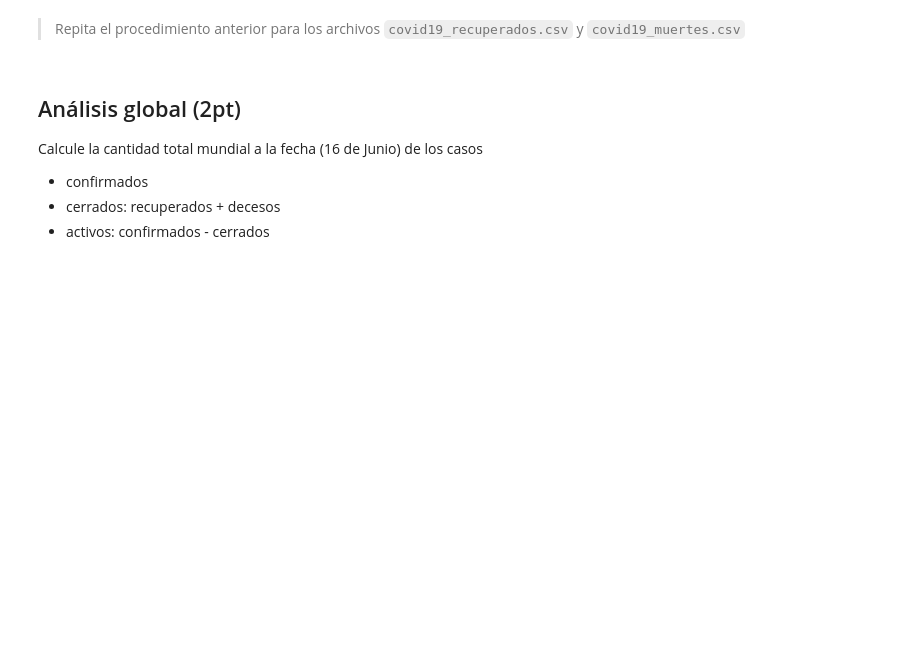
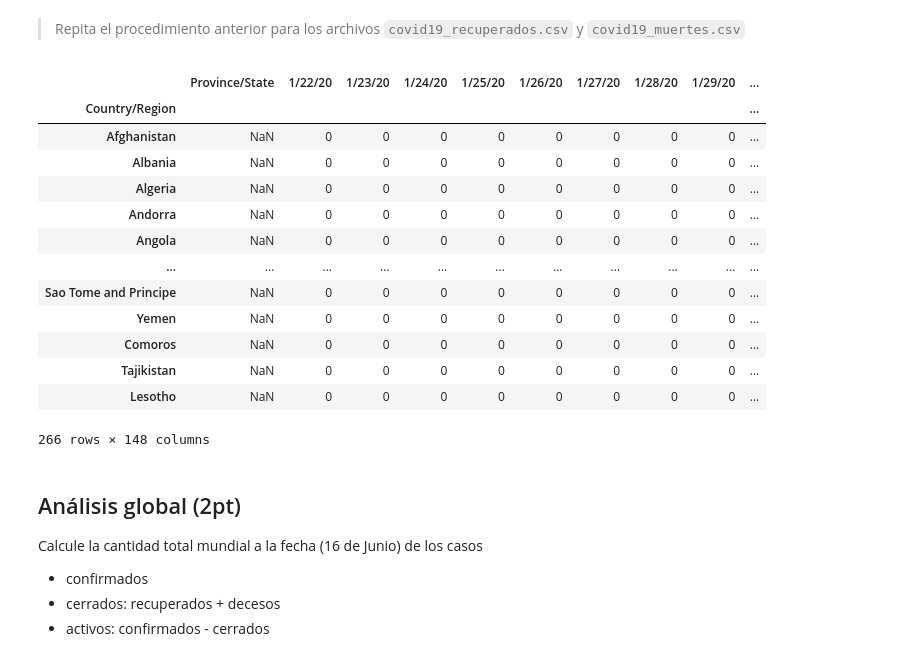
Before and after one commit to hiawvp/INFO147_TAREA01, a Jupyter notebook: info147_tarea1_ruiz_vasquez.ipynb, the cells around one changed output. Saved outputs shown, nothing was run; the diff lists cells and outputs as text; code cells hidden in the pictures; blank space fills up the shorter version.

Commit message:
elimina lat y long

```diff
--- a/info147_tarea1_ruiz_vasquez.ipynb
+++ b/info147_tarea1_ruiz_vasquez.ipynb
@@ -122,6 +120,25 @@ dfcc
 266 rows × 150 columns
 # %% [markdown]
 > Repita el procedimiento anterior para los archivos `covid19_recuperados.csv` y `covid19_muertes.csv`
+# %%
+#elimina comuna 'lat' y long
+dfcc=dfcc.drop(['Lat', 'Long'], axis=1)
+dfcc
+# %% [output]
+|  | Province/State | 1/22/20 | 1/23/20 | 1/24/20 | 1/25/20 | 1/26/20 | 1/27/20 | 1/28/20 | 1/29/20 | ... |
+| Country/Region |  |  |  |  |  |  |  |  |  | ... |
+| Afghanistan | NaN | 0 | 0 | 0 | 0 | 0 | 0 | 0 | 0 | ... |
+| Albania | NaN | 0 | 0 | 0 | 0 | 0 | 0 | 0 | 0 | ... |
+| Algeria | NaN | 0 | 0 | 0 | 0 | 0 | 0 | 0 | 0 | ... |
+| Andorra | NaN | 0 | 0 | 0 | 0 | 0 | 0 | 0 | 0 | ... |
+| Angola | NaN | 0 | 0 | 0 | 0 | 0 | 0 | 0 | 0 | ... |
+| ... | ... | ... | ... | ... | ... | ... | ... | ... | ... | ... |
+| Sao Tome and Principe | NaN | 0 | 0 | 0 | 0 | 0 | 0 | 0 | 0 | ... |
+| Yemen | NaN | 0 | 0 | 0 | 0 | 0 | 0 | 0 | 0 | ... |
+| Comoros | NaN | 0 | 0 | 0 | 0 | 0 | 0 | 0 | 0 | ... |
+| Tajikistan | NaN | 0 | 0 | 0 | 0 | 0 | 0 | 0 | 0 | ... |
+| Lesotho | NaN | 0 | 0 | 0 | 0 | 0 | 0 | 0 | 0 | ... |
+266 rows × 148 columns
 # %% [markdown]
 ## Análisis global (2pt)
 
```
Also changed, not shown: parts of 1 cell of this notebook.
